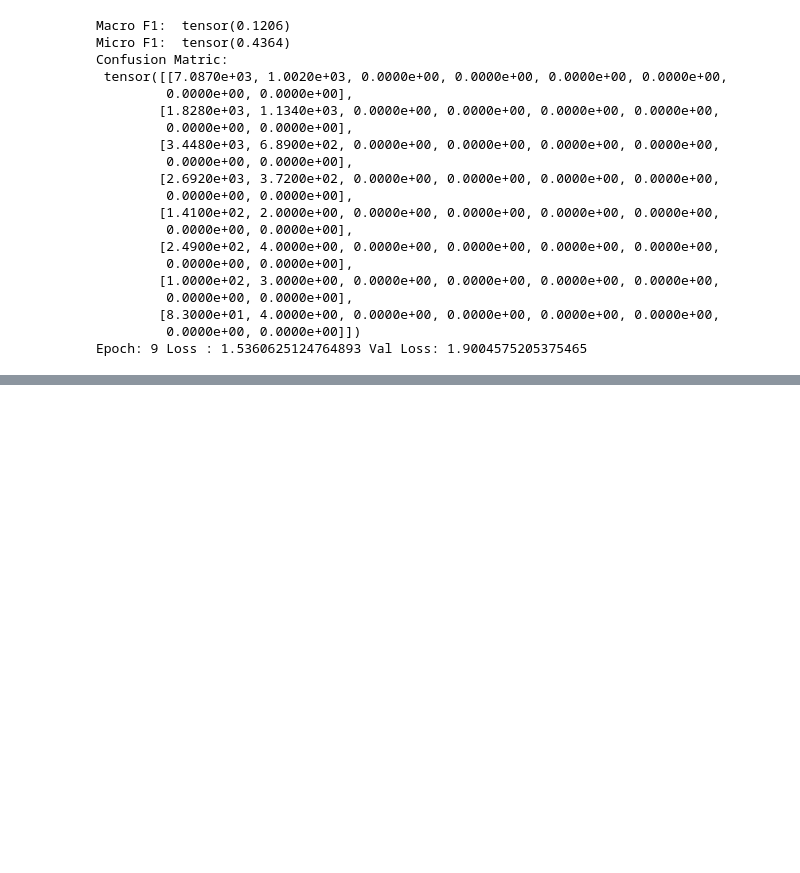
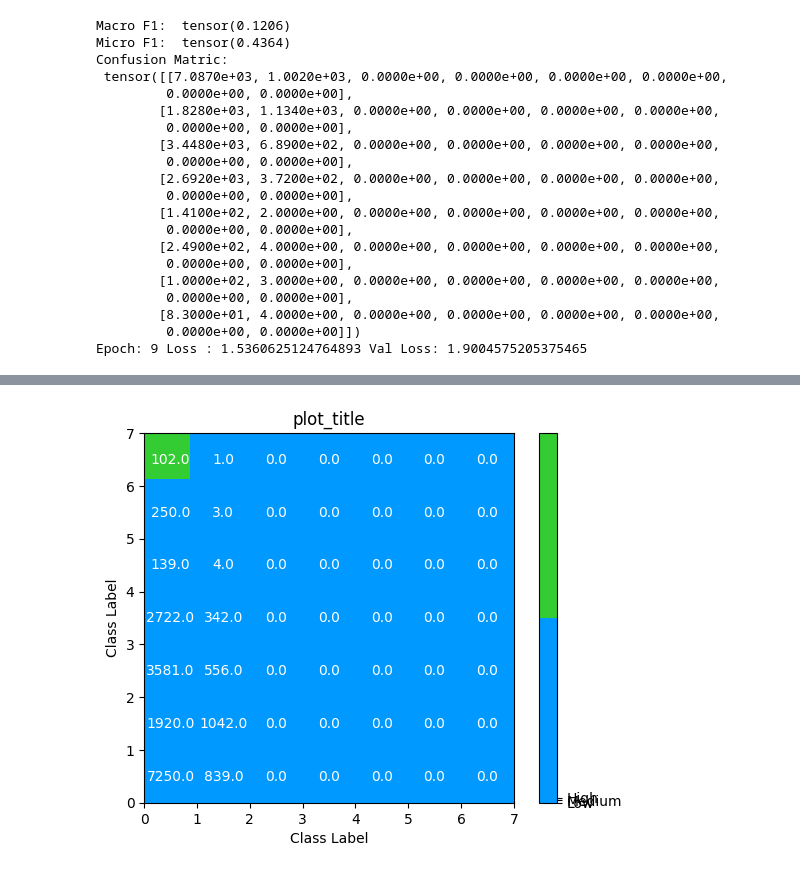
Before and after one commit to bhoomeendra/assignment-amazon-chat, a Jupyter notebook: notebook.ipynb, the cells around one changed output, grey strips where cells are left out. Cells and saved outputs as stored; diff of their text form; code cells hidden in the pictures; blank space fills up the shorter version.

```diff
--- a/notebook.ipynb
+++ b/notebook.ipynb
@@ -651,0 +826,41 @@ tokenizer.batch_decode(generated_ids)[0]
+# %%
+import matplotlib.pyplot as plt
+import matplotlib.colors as colors
+import numpy as np
+
+def plot_cf_heatmap(data,plot_title):
+    colors_list = ['#0099ff', '#33cc33']
+    cmap = colors.ListedColormap(colors_list)
+
+    plt.imshow(data, cmap=cmap, extent=[0, data.shape[0]-1, 0, data.shape[1]-1 ])
+    for i in range(data.shape[0]):
+        for j in range(data.shape[1]):
+            plt.annotate(str(data[i][j]), xy=(j+0.5, i+0.5),ha='center', va='center', color='white')
+
+    cbar = plt.colorbar(ticks=[0, 50, 100])
+    cbar.ax.set_yticklabels(['Low', 'Medium', 'High'])
+
+    # Set plot title and axis labels
+    plt.title("plot_title")
+    plt.xlabel("Class Label")
+    plt.ylabel("Class Label")
+
+    # Display the plot
+    plt.show()
+# %%
+bert_cf = np.array([[7.2500e+03, 8.3900e+02, 0.0000e+00, 0.0000e+00, 0.0000e+00, 0.0000e+00,
+         0.0000e+00, 0.0000e+00],
+        [1.9200e+03, 1.0420e+03, 0.0000e+00, 0.0000e+00, 0.0000e+00, 0.0000e+00,
+         0.0000e+00, 0.0000e+00],
+        [3.5810e+03, 5.5600e+02, 0.0000e+00, 0.0000e+00, 0.0000e+00, 0.0000e+00,
+         0.0000e+00, 0.0000e+00],
+        [2.7220e+03, 3.4200e+02, 0.0000e+00, 0.0000e+00, 0.0000e+00, 0.0000e+00,
+         0.0000e+00, 0.0000e+00],
+        [1.3900e+02, 4.0000e+00, 0.0000e+00, 0.0000e+00, 0.0000e+00, 0.0000e+00,
+         0.0000e+00, 0.0000e+00],
+        [2.5000e+02, 3.0000e+00, 0.0000e+00, 0.0000e+00, 0.0000e+00, 0.0000e+00,
+         0.0000e+00, 0.0000e+00],
+        [1.0200e+02, 1.0000e+00, 0.0000e+00, 0.0000e+00, 0.0000e+00, 0.0000e+00,
+         0.0000e+00, 0.0000e+00],
+        [8.6000e+01, 1.0000e+00, 0.0000e+00, 0.0000e+00, 0.0000e+00, 0.0000e+00,
+         0.0000e+00, 0.0000e+00]])
@@ -651,0 +898,4 @@ tokenizer.batch_decode(generated_ids)[0]
+# %%
+plot_cf_heatmap(data=bert_cf,plot_title="bert-base-uncased")
+# %% [output]
+[figure, added]
```
Also changed, not shown: parts of 54 cells of this notebook, 5 other files.
